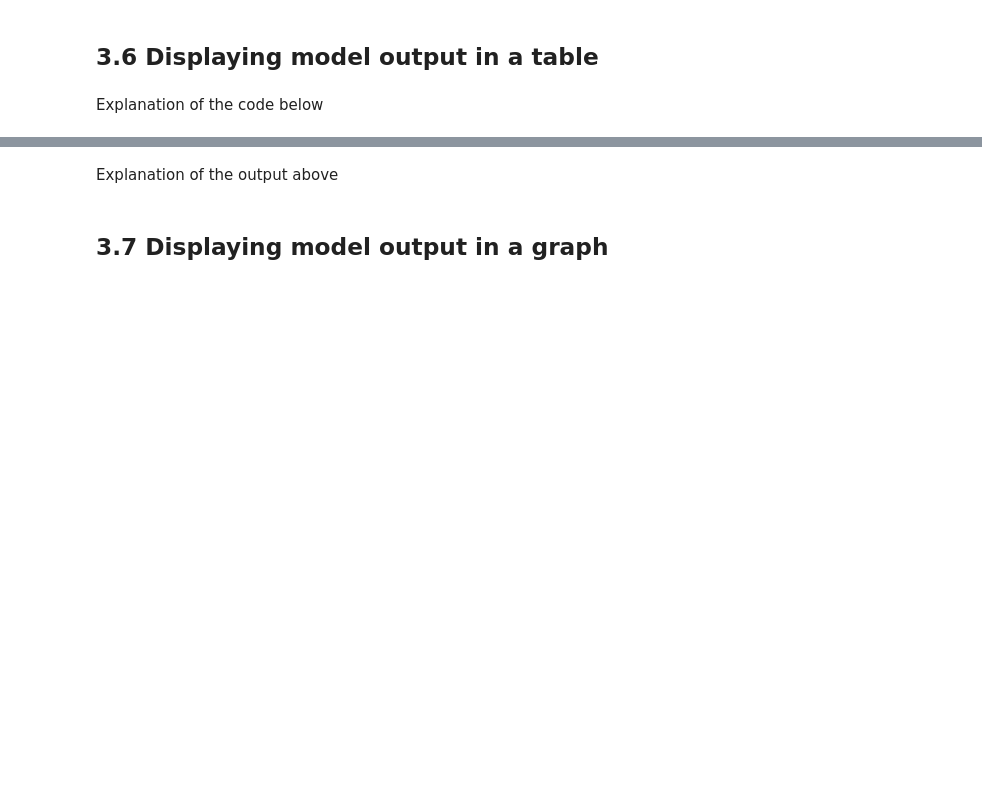
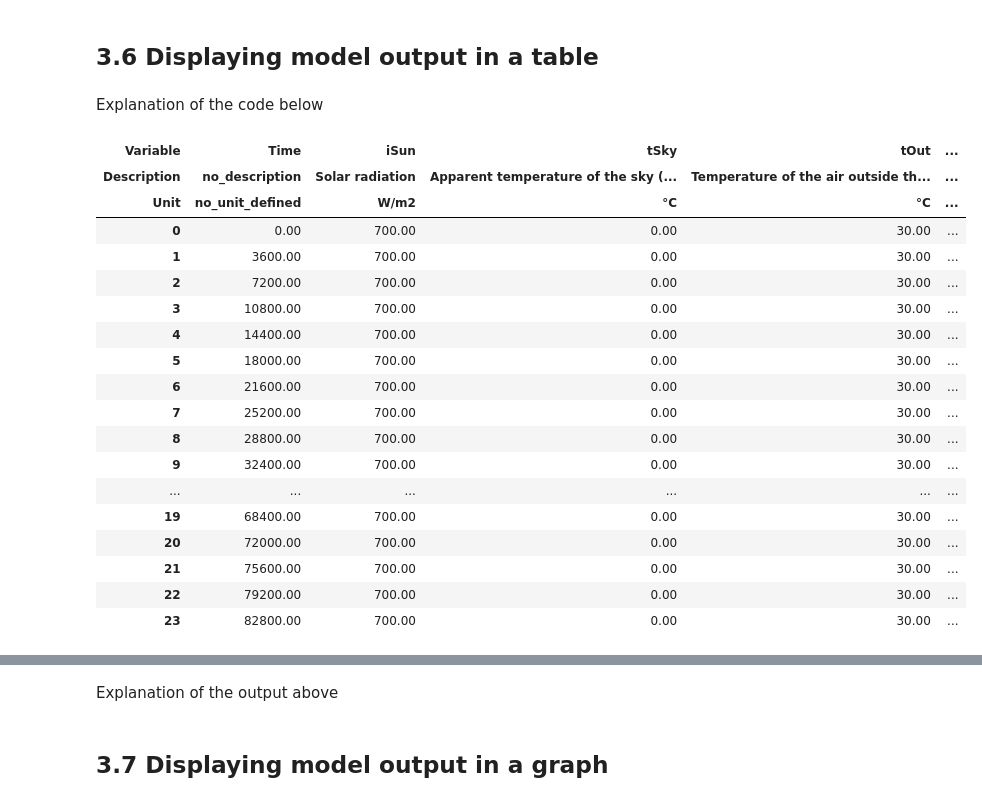
Before and after one commit to davkat1/intro_gh_modelling_draft, a Jupyter notebook: notebooks/03_tunnel_model_in_greenlight.ipynb, the cells around one changed output, grey strips where cells are left out. Drawn from its saved outputs; the diff is of its cells as text; code cells hidden in the pictures; blank space fills up the shorter version.

```diff
--- a/notebooks/03_tunnel_model_in_greenlight.ipynb
+++ b/notebooks/03_tunnel_model_in_greenlight.ipynb
@@ -268,6 +275,48 @@ Simulation log saved to output\output_simulation_log.txt
 ## 3.6 Displaying model output in a table
 # %% [markdown]
 Explanation of the code below
+# %%
+output_df = mdl.full_sol.copy()
+
+output_df.columns = pd.MultiIndex.from_arrays(
+    [
+        output_df.columns,
+        [mdl.var_descriptions.get(col, "no_description")
+         for col in output_df.columns],
+        [mdl.var_units.get(col, "no_unit_defined")
+         for col in output_df.columns],
+    ],
+    names=["Variable", "Description", "Unit"]
+)
+
+display(
+    output_df.style
+      .format("{:.2f}")
+      .set_properties(**{"text-align": "left"})
+      .set_table_styles([
+          {"selector": "th", "props": [("text-align", "left")]}
+      ])
+)
+# %% [output]
+| Variable | Time | iSun | tSky | tOut | ... |
+| Description | no_description | Solar radiation | Apparent temperature of the sky (... | Temperature of the air outside th... | ... |
+| Unit | no_unit_defined | W/m2 | °C | °C | ... |
+| 0 | 0.00 | 700.00 | 0.00 | 30.00 | ... |
+| 1 | 3600.00 | 700.00 | 0.00 | 30.00 | ... |
+| 2 | 7200.00 | 700.00 | 0.00 | 30.00 | ... |
+| 3 | 10800.00 | 700.00 | 0.00 | 30.00 | ... |
+| 4 | 14400.00 | 700.00 | 0.00 | 30.00 | ... |
+| 5 | 18000.00 | 700.00 | 0.00 | 30.00 | ... |
+| 6 | 21600.00 | 700.00 | 0.00 | 30.00 | ... |
+| 7 | 25200.00 | 700.00 | 0.00 | 30.00 | ... |
+| 8 | 28800.00 | 700.00 | 0.00 | 30.00 | ... |
+| 9 | 32400.00 | 700.00 | 0.00 | 30.00 | ... |
+| ... | ... | ... | ... | ... | ... |
+| 19 | 68400.00 | 700.00 | 0.00 | 30.00 | ... |
+| 20 | 72000.00 | 700.00 | 0.00 | 30.00 | ... |
+| 21 | 75600.00 | 700.00 | 0.00 | 30.00 | ... |
+| 22 | 79200.00 | 700.00 | 0.00 | 30.00 | ... |
+| 23 | 82800.00 | 700.00 | 0.00 | 30.00 | ... |
 # %%
 """
 Load simulation result
```
Also changed, not shown: parts of 14 cells of this notebook, 4 other files.
